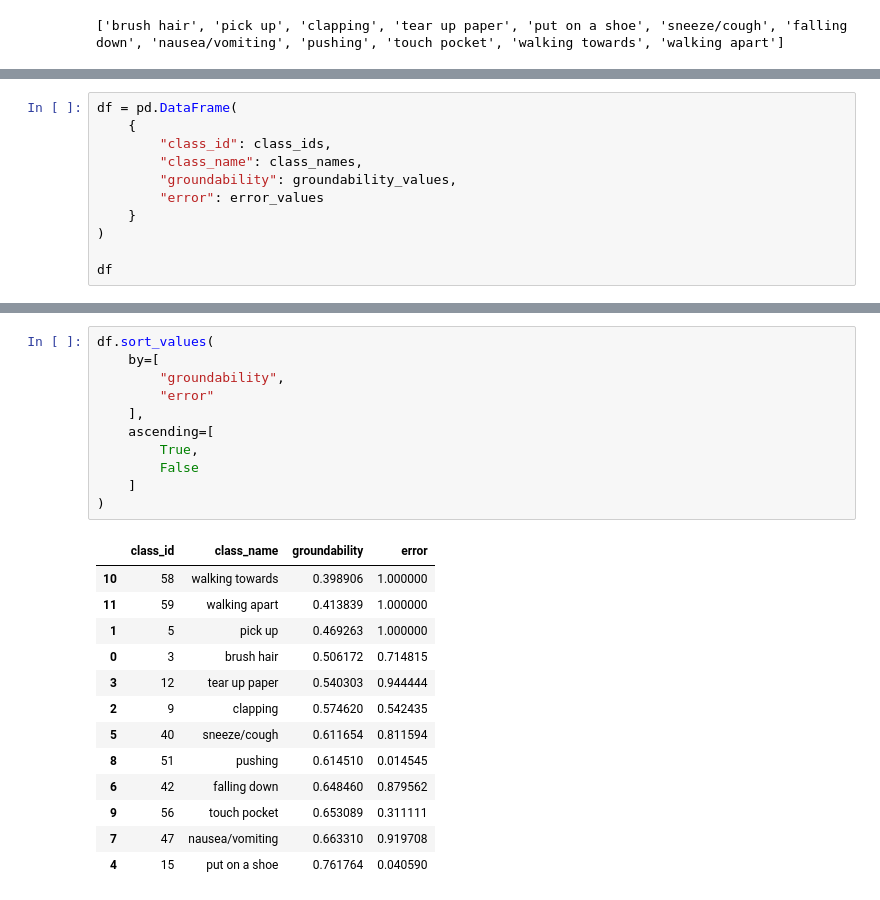
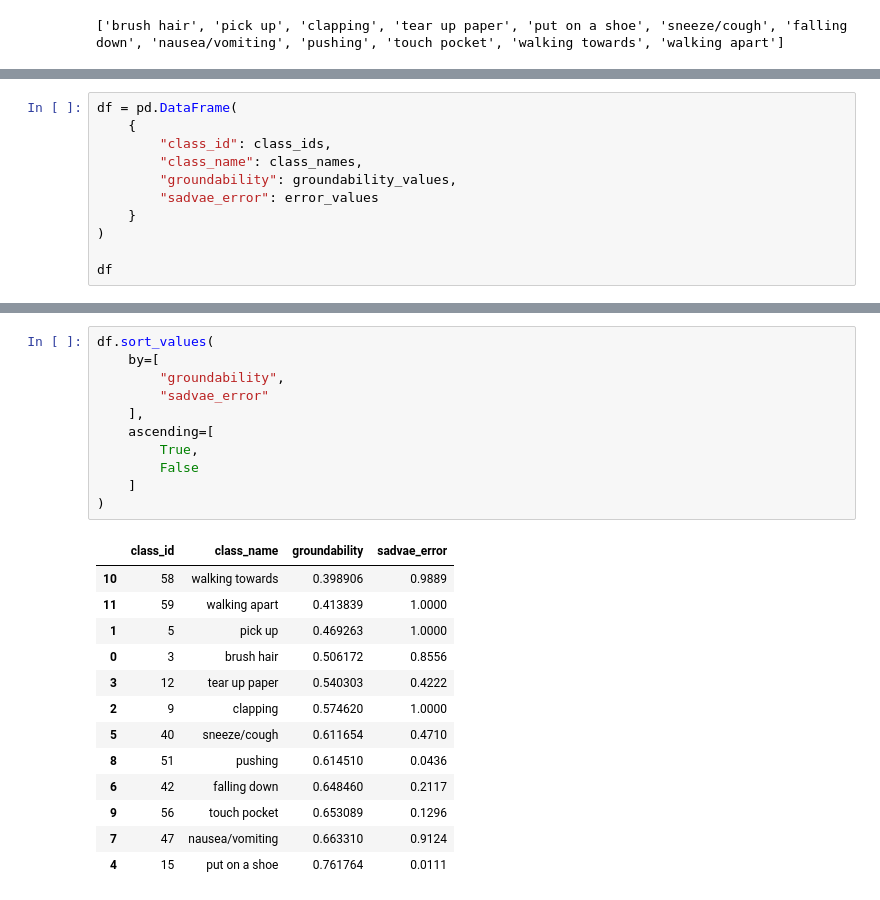
Before and after one commit to astha8663/groundability-analysis-harness, a Jupyter notebook: notebooks/groundability_analysis.ipynb, the cells around one changed output, grey strips where cells are left out. Drawn from its saved outputs; the diff is of its cells as text.

```diff
--- a/notebooks/groundability_analysis.ipynb
+++ b/notebooks/groundability_analysis.ipynb
@@ -128,7 +129,7 @@ df = pd.DataFrame(
         "class_id": class_ids,
         "class_name": class_names,
         "groundability": groundability_values,
-        "error": error_values
+        "sadvae_error": error_values
     }
 )
 
@@ -150,28 +151,28 @@ df
 # %%
 df.sort_values(
     by=[
         "groundability",
-        "error"
+        "sadvae_error"
     ],
     ascending=[
         True,
         False
     ]
 )
 # %% [output]
-|  | class_id | class_name | groundability | error |
-| 10 | 58 | walking towards | 0.398906 | 1.000000 |
-| 11 | 59 | walking apart | 0.413839 | 1.000000 |
-| 1 | 5 | pick up | 0.469263 | 1.000000 |
-| 0 | 3 | brush hair | 0.506172 | 0.714815 |
-| 3 | 12 | tear up paper | 0.540303 | 0.944444 |
-| 2 | 9 | clapping | 0.574620 | 0.542435 |
-| 5 | 40 | sneeze/cough | 0.611654 | 0.811594 |
-| 8 | 51 | pushing | 0.614510 | 0.014545 |
-| 6 | 42 | falling down | 0.648460 | 0.879562 |
-| 9 | 56 | touch pocket | 0.653089 | 0.311111 |
-| 7 | 47 | nausea/vomiting | 0.663310 | 0.919708 |
-| 4 | 15 | put on a shoe | 0.761764 | 0.040590 |
+|  | class_id | class_name | groundability | sadvae_error |
+| 10 | 58 | walking towards | 0.398906 | 0.9889 |
+| 11 | 59 | walking apart | 0.413839 | 1.0000 |
+| 1 | 5 | pick up | 0.469263 | 1.0000 |
+| 0 | 3 | brush hair | 0.506172 | 0.8556 |
+| 3 | 12 | tear up paper | 0.540303 | 0.4222 |
+| 2 | 9 | clapping | 0.574620 | 1.0000 |
+| 5 | 40 | sneeze/cough | 0.611654 | 0.4710 |
+| 8 | 51 | pushing | 0.614510 | 0.0436 |
+| 6 | 42 | falling down | 0.648460 | 0.2117 |
+| 9 | 56 | touch pocket | 0.653089 | 0.1296 |
+| 7 | 47 | nausea/vomiting | 0.663310 | 0.9124 |
+| 4 | 15 | put on a shoe | 0.761764 | 0.0111 |
 # %% [markdown]
 ## Groundability Analysis Summary
 
```
Also changed, not shown: parts of 5 cells of this notebook, 4 other files.
